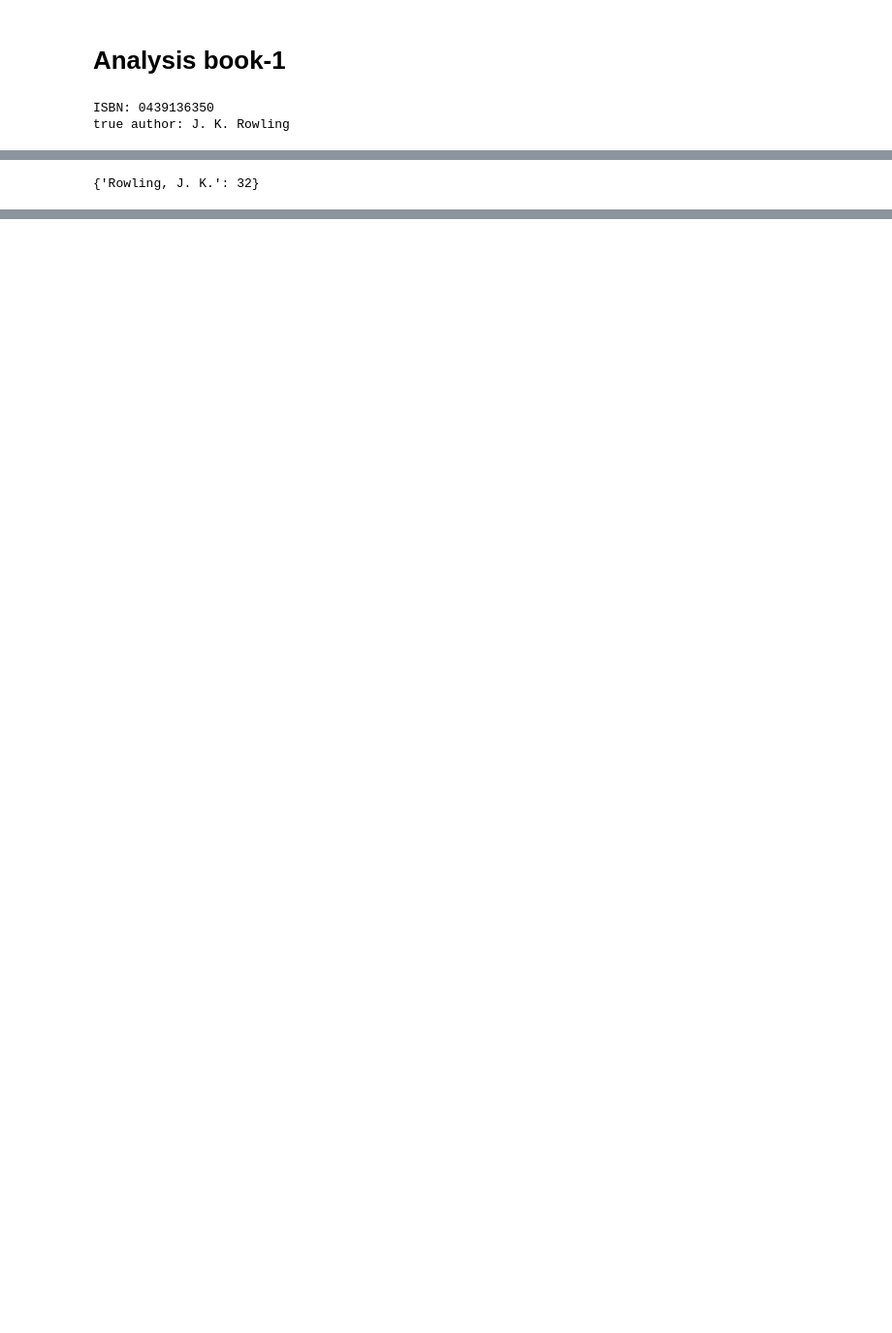
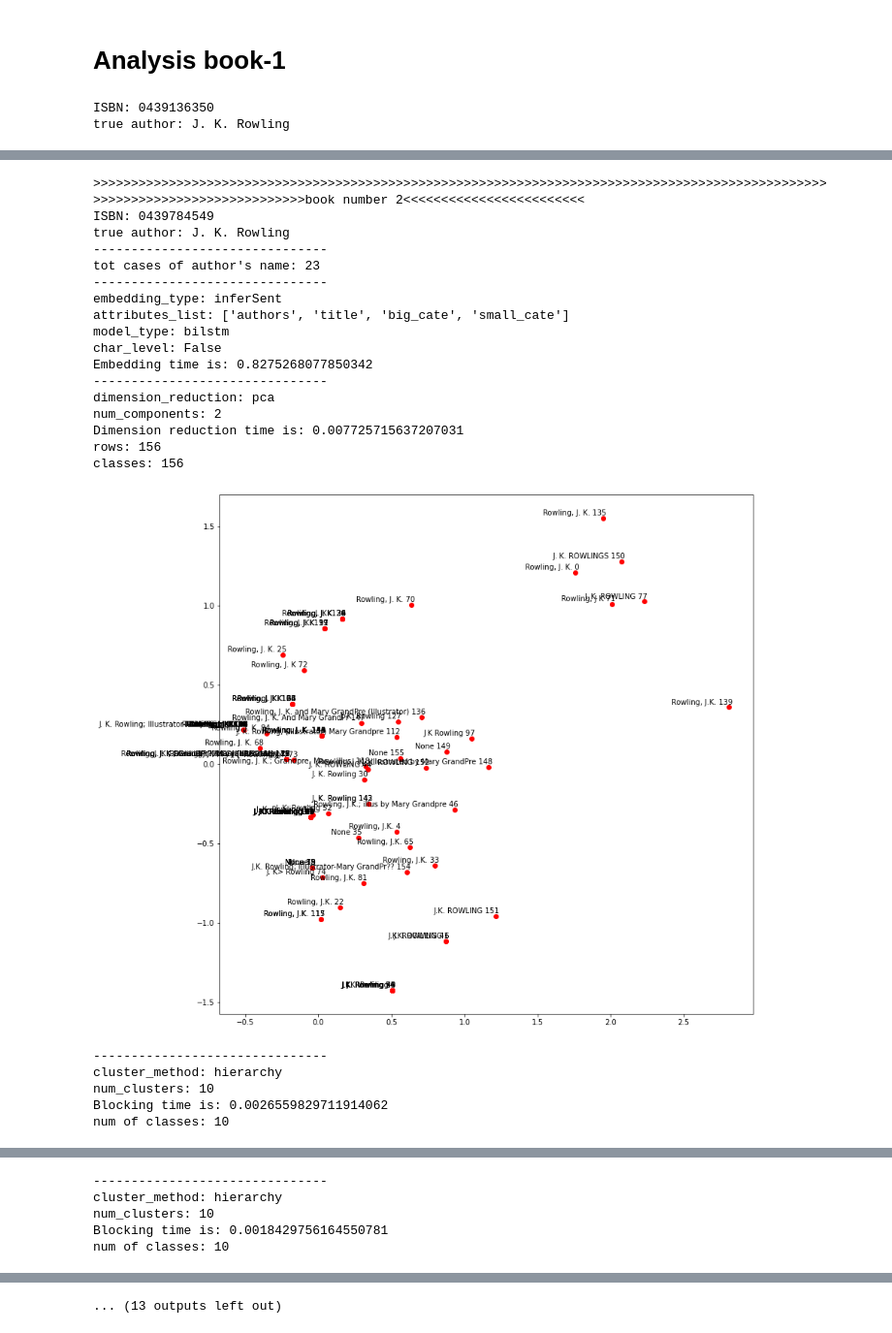
Before and after one commit to JSLKM/thesis_blocking, a Jupyter notebook: fusion_notebooks/After summer/Testing.ipynb, the cells around one changed output, grey strips where cells are left out. Shown at 97% size. Drawn from its saved outputs; the diff is of its cells as text; code cells hidden in the pictures; blank space fills up the shorter version.

```diff
--- a/fusion_notebooks/After summer/Testing.ipynb
+++ b/fusion_notebooks/After summer/Testing.ipynb
@@ -85,15 +111,0 @@ Embedding time is: 1.89168119430542
-# %%
-from dimensionality_reduction_algorithms.pca import pca_dim_reduction
-from sklearn.decomposition import PCA
-
-
-pca_model = PCA(n_components=2, random_state=88)
-
-pca_embeddings = pca_model.fit_transform(embeddings_tokens)
-
-
-params['reduction'] = {
-    'name': 'PCA',
-    'num_components': 2,
-    'verbose': 1,
-}
@@ -136,9 +111,0 @@ classes: 167
-# %%
-from cluster_algorithms.hierarchy_cluster import hierarchy_cluster
-num_clusters = 10
-blocks = hierarchy_cluster(pca_embeddings, {'num_clusters': num_clusters})
-
-params['blocking'] = {
-    'name': 'hierarchy',
-    'num_clusters': num_clusters
-}
@@ -152,3 +111,0 @@ num of classes: 10
-# %%
-for index in blocks:
-    print("index: {0} - {1}".format(index, len(blocks[index])))
@@ -173,4 +112,43 @@ result = dict(zip(unique, counts))
-# %%
-result
-# %% [output]
-{'Rowling, J. K.': 32}
+# %%
+for index in range(1,20):
+    print(">>>>>>>>>>>>>>>>>>>>>>>>>>>>>>>>>>>>>>>>>>>>>>>>>>>>>>>>>>>>>>>>>>>>>>>>>>>>>>>>>>>>>>>>>>>>>>>>>")
+    print(">>>>>>>>>>>>>>>>>>>>>>>>>>>>book number {0}<<<<<<<<<<<<<<<<<<<<<<<<".format(index+1))
+    table_ISBN, list_authors, true_author = load_by_index(table_group_by_isbn, isbn_list, true_authors, index)
+    print("-------------------------------")
+    print("tot cases of author's name: {0}".format(len(table_ISBN['authors'].value_counts())))
+    print("-------------------------------")
+    embeddings_tokens = sentence_embedding(table_ISBN, key_values)
+    print("-------------------------------")
+    pca_embeddings = dimension_reduction_algorithms(embeddings_tokens, key_values)
+    plotChart(list_authors, pca_embeddings)
+    print("-------------------------------")
+    blocks = cluster_algorithm(pca_embeddings, key_values)
+    plotCluster(blocks, list_authors, key_values['num_clusters'], pca_embeddings)
+    print("-------------------------------")
+    author_candidate = get_author_candidate(list_authors, blocks)
+    print("{0} VS true_author: {1}".format(author_candidate, true_author))
+# %% [output]
+>>>>>>>>>>>>>>>>>>>>>>>>>>>>>>>>>>>>>>>>>>>>>>>>>>>>>>>>>>>>>>>>>>>>>>>>>>>>>>>>>>>>>>>>>>>>>>>>>
+>>>>>>>>>>>>>>>>>>>>>>>>>>>>book number 2<<<<<<<<<<<<<<<<<<<<<<<<
+ISBN: 0439784549
+true author: J. K. Rowling
+-------------------------------
+tot cases of author's name: 23
+-------------------------------
+embedding_type: inferSent
+attributes_list: ['authors', 'title', 'big_cate', 'small_cate']
+model_type: bilstm
+char_level: False
+Embedding time is: 0.8275268077850342
+-------------------------------
+dimension_reduction: pca
+num_components: 2
+Dimension reduction time is: 0.007725715637207031
+rows: 156
+classes: 156
+[figure, added]
+-------------------------------
+cluster_method: hierarchy
+num_clusters: 10
+Blocking time is: 0.0026559829711914062
+num of classes: 10
@@ -176,0 +177,5 @@ result
+-------------------------------
+cluster_method: hierarchy
+num_clusters: 10
+Blocking time is: 0.0018429756164550781
+num of classes: 10
@@ -176,0 +210 @@ result
+... (13 outputs left out)
```
Also changed, not shown: parts of 24 cells of this notebook, 9 other files.
